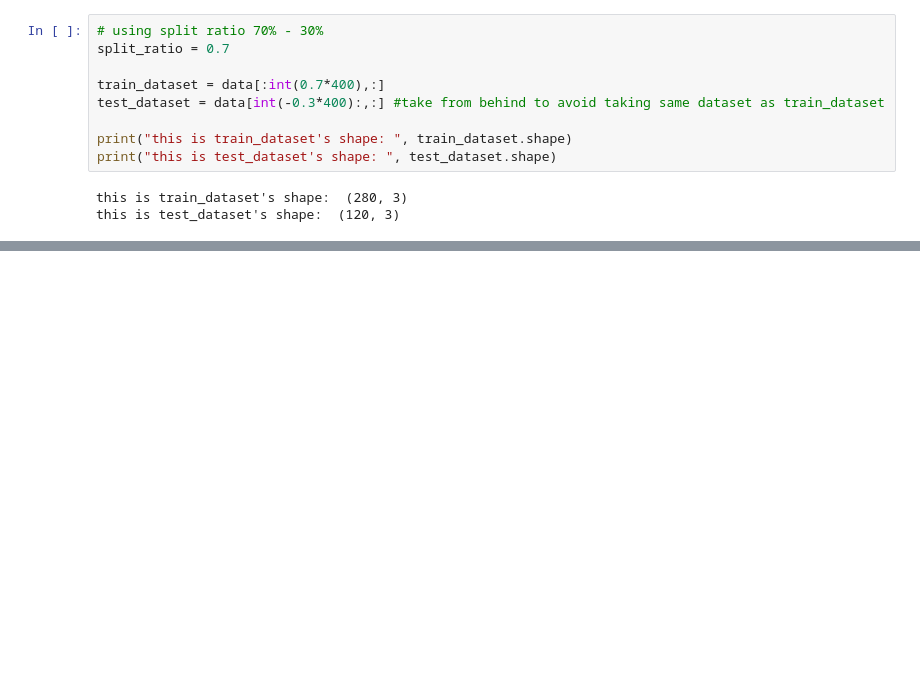
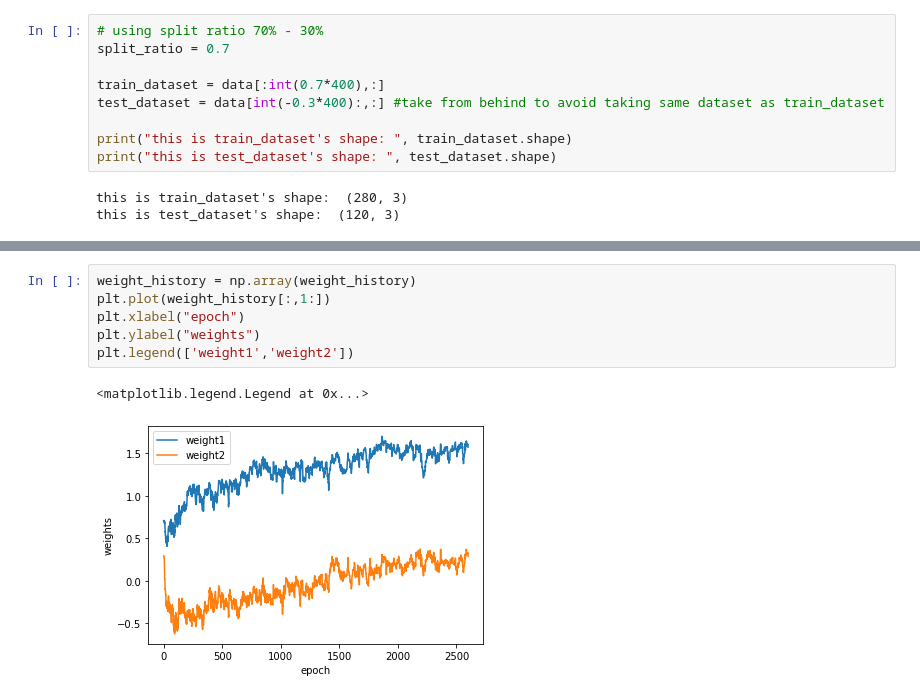
Before and after one commit to Fiquee/NeuralComputing, a Jupyter notebook: PerceptronAssignment_SGD_and_BGDMiniBGD_question_2021_22.ipynb, the cells around one changed output, grey strips where cells are left out. Cells and saved outputs as stored; diff of their text form; blank space fills up the shorter version.

```diff
--- a/PerceptronAssignment_SGD_and_BGDMiniBGD_question_2021_22.ipynb
+++ b/PerceptronAssignment_SGD_and_BGDMiniBGD_question_2021_22.ipynb
@@ -306,0 +414,9 @@ this is test_dataset's shape:  (120, 3)
+# %%
+weight_history = np.array(weight_history)
+plt.plot(weight_history[:,1:])
+plt.xlabel("epoch")
+plt.ylabel("weights")
+plt.legend(['weight1','weight2'])
+# %% [output]
+<matplotlib.legend.Legend at 0x...>
+[figure, added]
```
Also changed, not shown: parts of 17 cells of this notebook.
